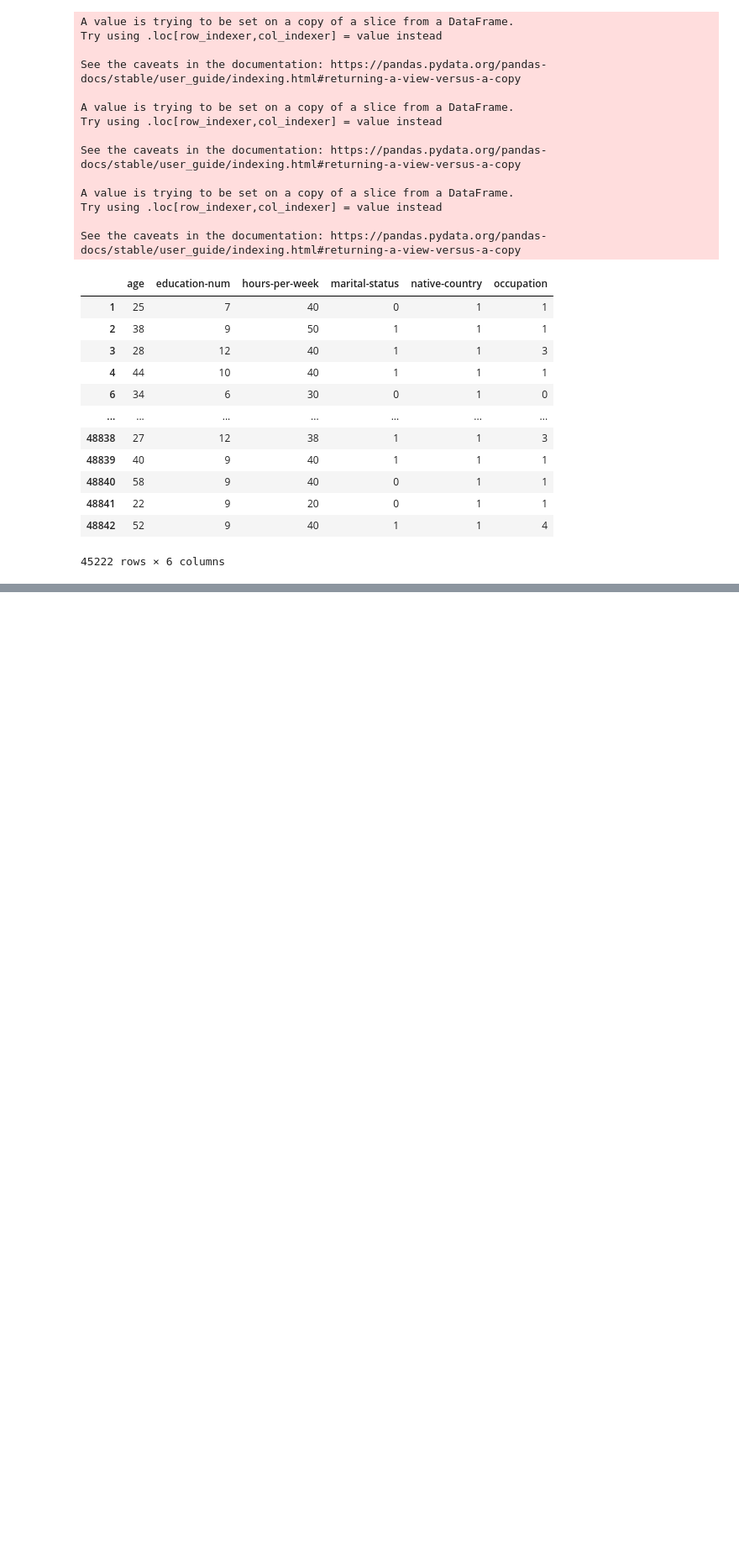
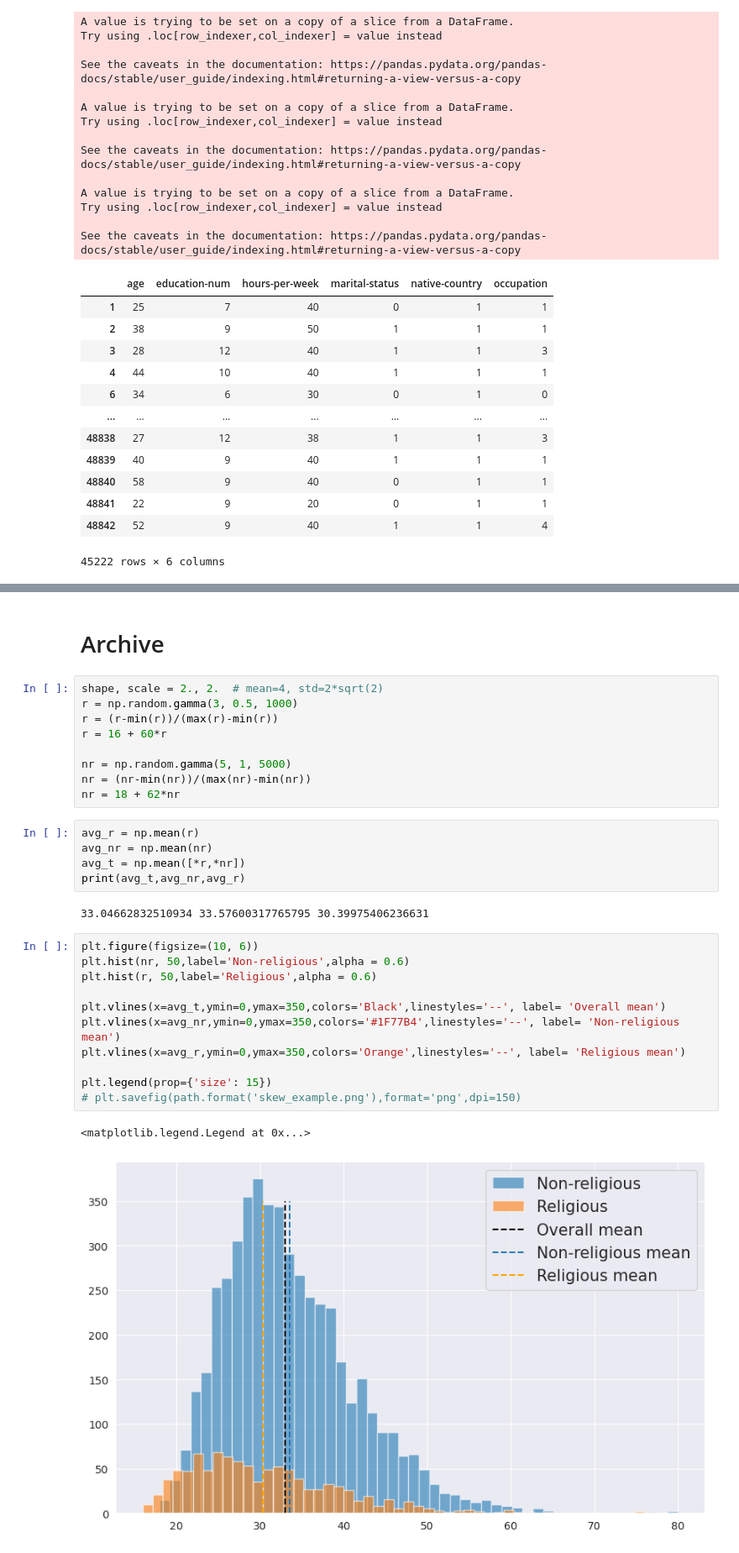
Before and after one commit to ehsanap7/machineLearning, a Jupyter notebook: Measuring_bias.ipynb, the cells around one changed output, grey strips where cells are left out. Shown at 84% size. Drawn from its saved outputs; the diff is of its cells as text; blank space fills up the shorter version.

```diff
--- a/Measuring_bias.ipynb
+++ b/Measuring_bias.ipynb
@@ -393,0 +551,32 @@ plt.xticks(ticks=x, labels=labels)
+# %% [markdown]
+# Archive
+# %%
+shape, scale = 2., 2.  # mean=4, std=2*sqrt(2)
+r = np.random.gamma(3, 0.5, 1000)
+r = (r-min(r))/(max(r)-min(r))
+r = 16 + 60*r
+
+nr = np.random.gamma(5, 1, 5000)
+nr = (nr-min(nr))/(max(nr)-min(nr))
+nr = 18 + 62*nr
+# %%
+avg_r = np.mean(r)
+avg_nr = np.mean(nr)
+avg_t = np.mean([*r,*nr])
+print(avg_t,avg_nr,avg_r)
+# %% [output]
+33.04662832510934 33.57600317765795 30.39975406236631
+# %%
+plt.figure(figsize=(10, 6))
+plt.hist(nr, 50,label='Non-religious',alpha = 0.6)
+plt.hist(r, 50,label='Religious',alpha = 0.6)
+
+plt.vlines(x=avg_t,ymin=0,ymax=350,colors='Black',linestyles='--', label= 'Overall mean')
+plt.vlines(x=avg_nr,ymin=0,ymax=350,colors='#1F77B4',linestyles='--', label= 'Non-religious mean')
+plt.vlines(x=avg_r,ymin=0,ymax=350,colors='Orange',linestyles='--', label= 'Religious mean')
+
+plt.legend(prop={'size': 15})
+# plt.savefig(path.format('skew_example.png'),format='png',dpi=150)
+# %% [output]
+<matplotlib.legend.Legend at 0x...>
+[figure, added]
```
Also changed, not shown: parts of 20 cells of this notebook.
